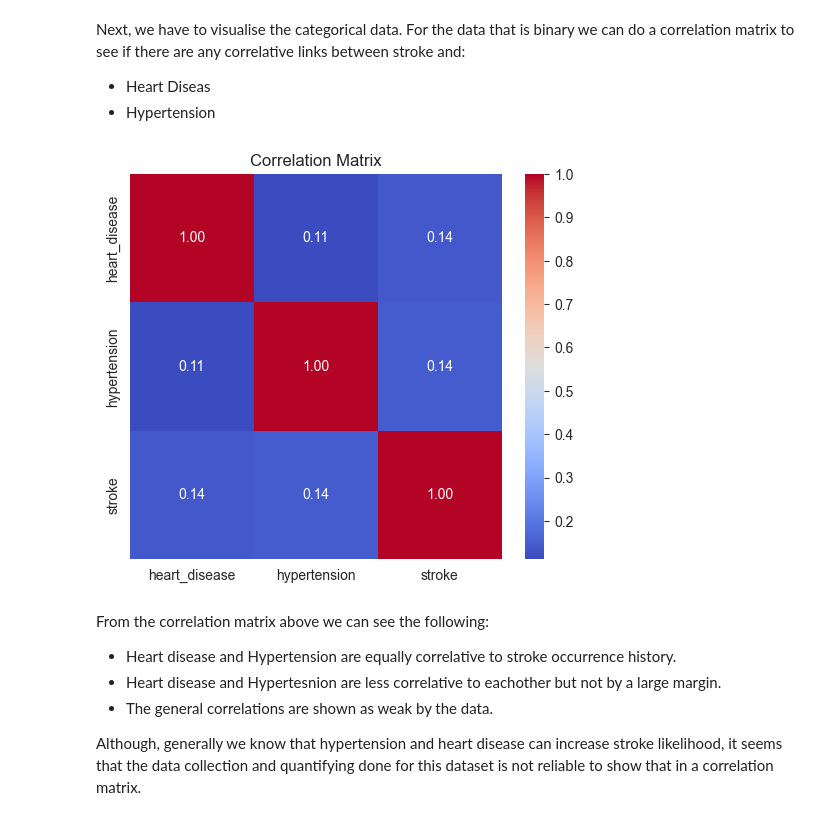
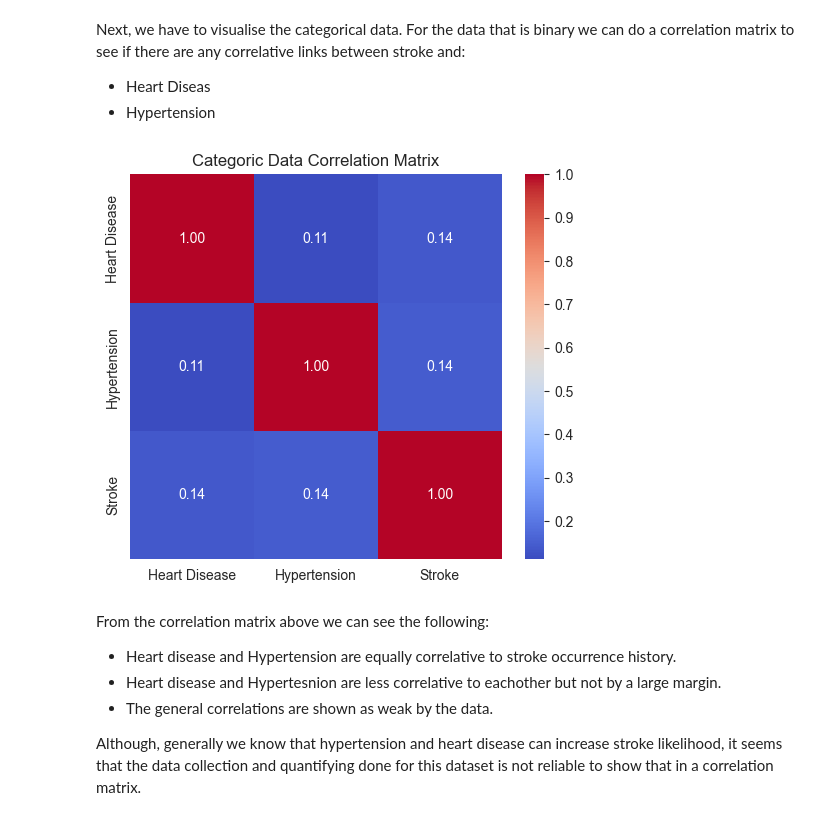
Before and after one commit to naqashb7/stroke_prediction_app, a Jupyter notebook: jupyter_notebooks/EDA.ipynb, the cells around one changed output. Cells and saved outputs as stored; diff of their text form; code cells hidden in the pictures.

```diff
--- a/jupyter_notebooks/EDA.ipynb
+++ b/jupyter_notebooks/EDA.ipynb
@@ -446,17 +456,21 @@ Next, we have to visualise the categorical data. For the data that is binary we
 * Hypertension
 # %%
 plt.figure(figsize=(6,5))
-corr = clean_stroke_data_df[[ 'heart_disease', 'hypertension'] + ['stroke']].corr()
+correlation_matrix_categoric = clean_stroke_data_df[[ 'heart_disease', 'hypertension'] + ['stroke']].corr()
+correlation_matrix_categoric_labels = ["Heart Disease", "Hypertension", "Stroke"]
+
 sns.heatmap(
-    corr,
+    correlation_matrix_categoric,
     annot=True,
     cmap="coolwarm",
-    fmt=".2f"
+    fmt=".2f",
+    xticklabels= correlation_matrix_categoric_labels,
+    yticklabels= correlation_matrix_categoric_labels
 )
-plt.title("Correlation Matrix")
+plt.title("Categoric Data Correlation Matrix")
 plt.show()
 # %% [output]
-[figure, old version]
+[figure, new version]
 # %% [markdown]
 From the correlation matrix above  we can see the following:
 
```
Also changed, not shown: parts of 9 cells of this notebook.
